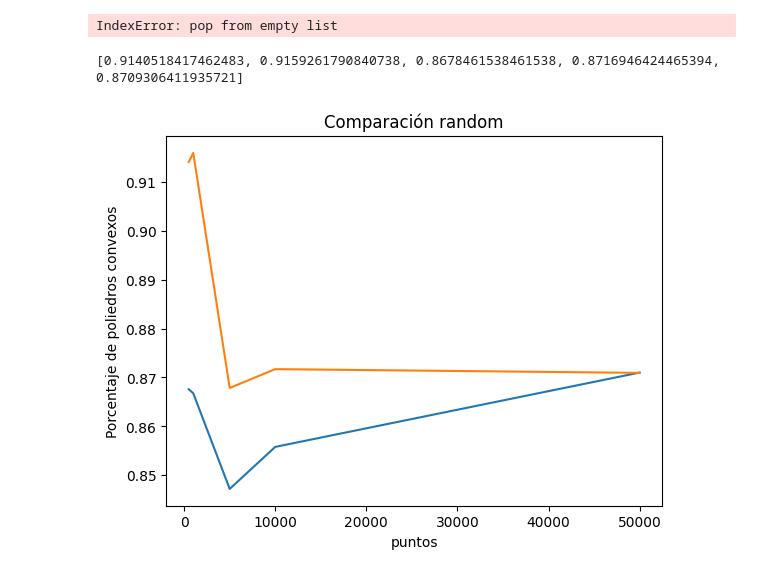
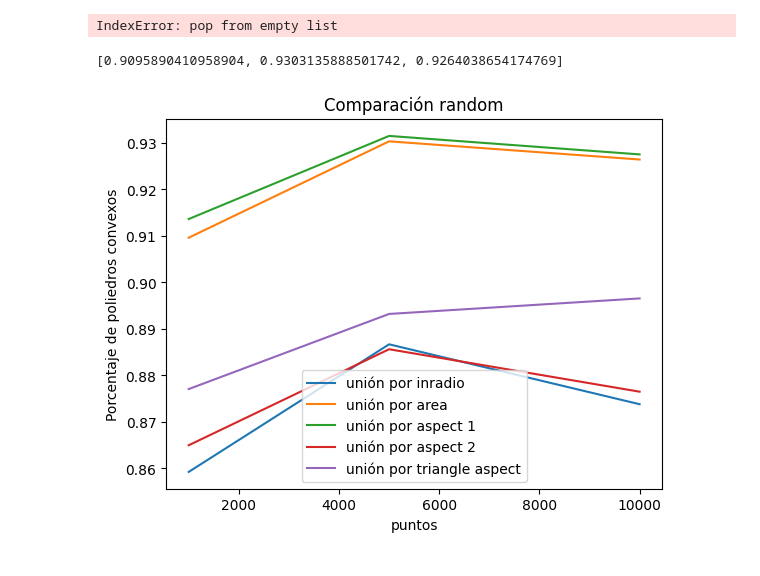
Before and after one commit to Magdalena-Alvarez/3D-Polylla, a Jupyter notebook: Experiments/faceExperiments.ipynb, the cells around one changed output. Cells and saved outputs as stored; diff of their text form; code cells hidden in the pictures.

Commit message:
new face metrics

```diff
--- a/Experiments/faceExperiments.ipynb
+++ b/Experiments/faceExperiments.ipynb
@@ -44,7 +49,7 @@ def run_polylla(n, distribution, flag):
     # print(polyllaFace_mesh.mesh.face_list[4],polyllaFace_mesh.mesh.face_list[12])
     print('\n Stats polylla:')
     polyllaFace_mesh.get_info()
-    print('Polyhedrons are convex:', convex_polyhedrons)
+    print('Polyhedrons are convex:', convex_polyhedrons*100,'%')
     filename = 'Files/polylla_'+distribution+str(n)+flag
     polyllaFace_mesh.writePolygonFile(filename)
     # print(polyllaFace_mesh.mesh.face_list[4],polyllaFace_mesh.mesh.face_list[12])
@@ -71,9 +76,9 @@ def run_polylla(n, distribution, flag):
     print('Maximum Area Ratio :', polyhedron_area_ratio[2])
 
 
-    convex_rate = convex_polyhedrons/len(polyllaFace_mesh.polyhedral_mesh)
+    # convex_rate = convex_polyhedrons/len(polyllaFace_mesh.polyhedral_mesh)
     print()
-    return [dtM, convex_rate, edge_ratio,tetra_per_poly,faces_per_poly,polyhedrom_volume_ratio,polyhedron_area_ratio]
+    return [dtM, convex_polyhedrons, edge_ratio,tetra_per_poly,faces_per_poly,polyhedrom_volume_ratio,polyhedron_area_ratio]
 # %% [markdown]
 ## Random Distribution
 # %%
@@ -821,11 +936,22 @@ Maximum Area Ratio : 1.0690355937288494
 # %%
 n = 5000
 
+print("inradius")
 polylla_mesh_inradious = run_polylla(n,distribution,inradious)
 # polylla_mesh_circumradious = run_polylla(n,distribution,circumradious)
+print("area")
 polylla_mesh_area = run_polylla(n,distribution,area)
+print("aspect ratio 1")
+polylla_mesh_e1 = run_polylla(n,distribution, e1)
+print("aspect ratio 2")
+polylla_mesh_e2 = run_polylla(n,distribution, e2)
+print("triangle aspect")
+polylla_mesh_tra = run_polylla(n,distribution, tri_aspect)
 
 polylla_inradoius.append(polylla_mesh_inradious)
-# polylla_circumradoius.append(polylla_circumradoius)
+# polylla_circumradoius .append(polylla_circumradoius)
 polylla_area.append(polylla_mesh_area)
+polylla_e1.append(polylla_mesh_e1)
+polylla_e2.append(polylla_mesh_e2)
+polylla_tra.append(polylla_mesh_tra)
 # %% [output]
@@ -849,11 +975,22 @@ Maximum Area Ratio : 1.0690355937288494
 # %%
 n = 10000
 
+print("inradius")
 polylla_mesh_inradious = run_polylla(n,distribution,inradious)
 # polylla_mesh_circumradious = run_polylla(n,distribution,circumradious)
+print("area")
 polylla_mesh_area = run_polylla(n,distribution,area)
+print("aspect ratio 1")
+polylla_mesh_e1 = run_polylla(n,distribution, e1)
+print("aspect ratio 2")
+polylla_mesh_e2 = run_polylla(n,distribution, e2)
+print("triangle aspect")
+polylla_mesh_tra = run_polylla(n,distribution, tri_aspect)
 
 polylla_inradoius.append(polylla_mesh_inradious)
-# polylla_circumradoius.append(polylla_circumradoius)
+# polylla_circumradoius .append(polylla_circumradoius)
 polylla_area.append(polylla_mesh_area)
+polylla_e1.append(polylla_mesh_e1)
+polylla_e2.append(polylla_mesh_e2)
+polylla_tra.append(polylla_mesh_tra)
 # %% [output]
@@ -944,19 +1084,25 @@ polylla_inradoius.append(polylla_mesh_inradious)
 # polylla_circumradoius.append(polylla_circumradoius)
 polylla_area.append(polylla_mesh_area)
 # %%
-x =[1,2,3]
-y =  [4,5,6]
-puntos = [1000,5000,10000,15000,20000,30000,40000,50000]
+
+puntos = [1000,5000,10000]
 convex_polys_ir = [polylla_inradoius[i][1] for i in range(len(puntos))]
 convex_polys_a = [polylla_area[i][1] for i in range(len(puntos))]
+convex_polys_e1 = [polylla_e1[i][1] for i in range(len(puntos))]
+convex_polys_e2 = [polylla_e2[i][1] for i in range(len(puntos))]
+convex_polys_tra = [polylla_tra[i][1] for i in range(len(puntos))]
 print(convex_polys_a)
 
 plt.plot(puntos,convex_polys_ir, label = 'unión por inradio')
 plt.plot(puntos, convex_polys_a, label = 'unión por area')
+plt.plot(puntos, convex_polys_e1, label = 'unión por aspect 1')
+plt.plot(puntos, convex_polys_e2, label = 'unión por aspect 2')
+plt.plot(puntos, convex_polys_tra, label = 'unión por triangle aspect')
+plt.legend()
 plt.xlabel('puntos')
 plt.ylabel('Porcentaje de poliedros convexos')
 plt.title('Comparación random')
 plt.show()
 # %% [output]
-[0.9140518417462483, 0.9159261790840738, 0.8678461538461538, 0.8716946424465394, 0.8709306411935721]
+[0.9095890410958904, 0.9303135888501742, 0.9264038654174769]
-[figure, old version]
+[figure, new version]
```
Also changed, not shown: parts of 22 cells of this notebook, 3 other files.
